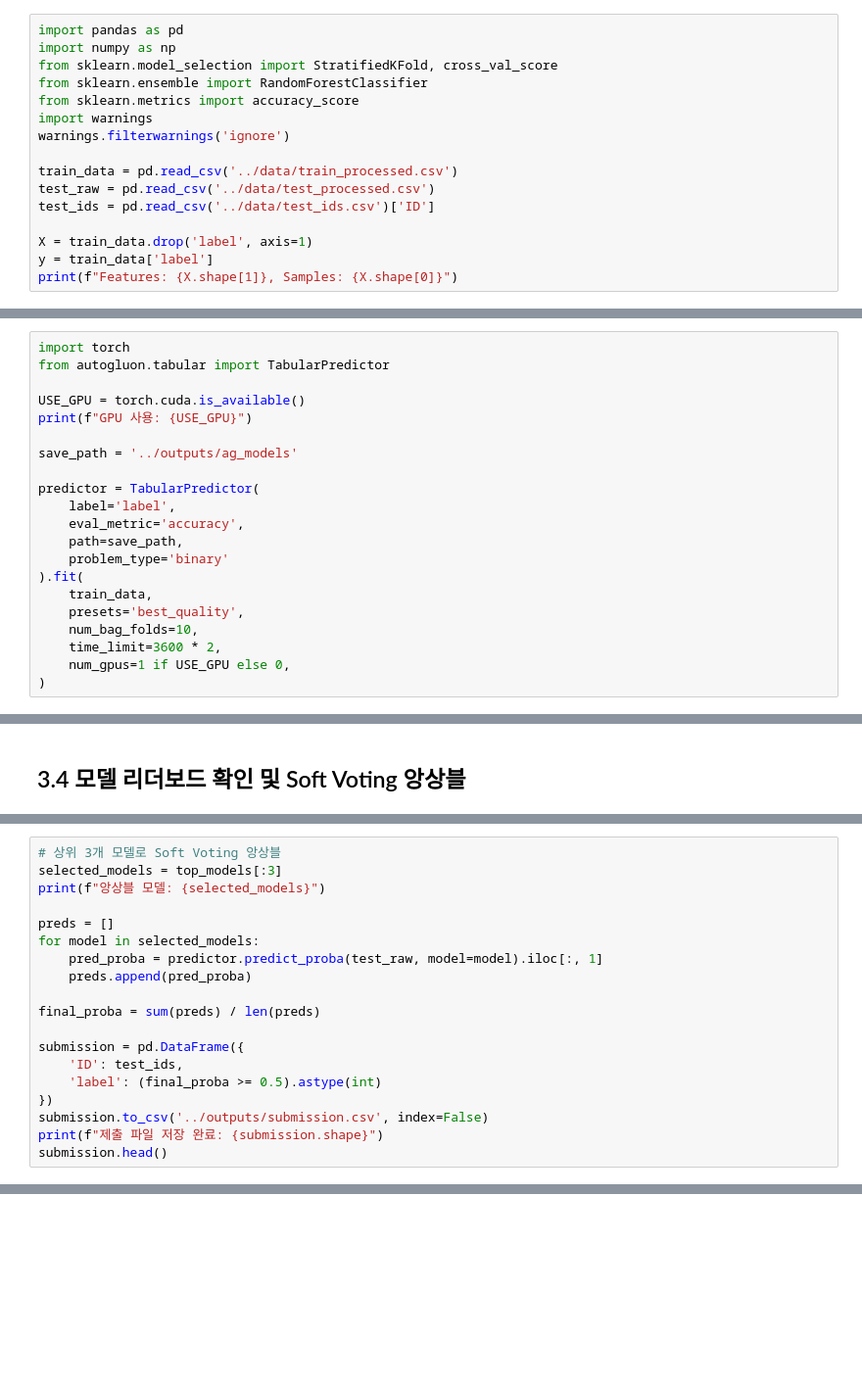
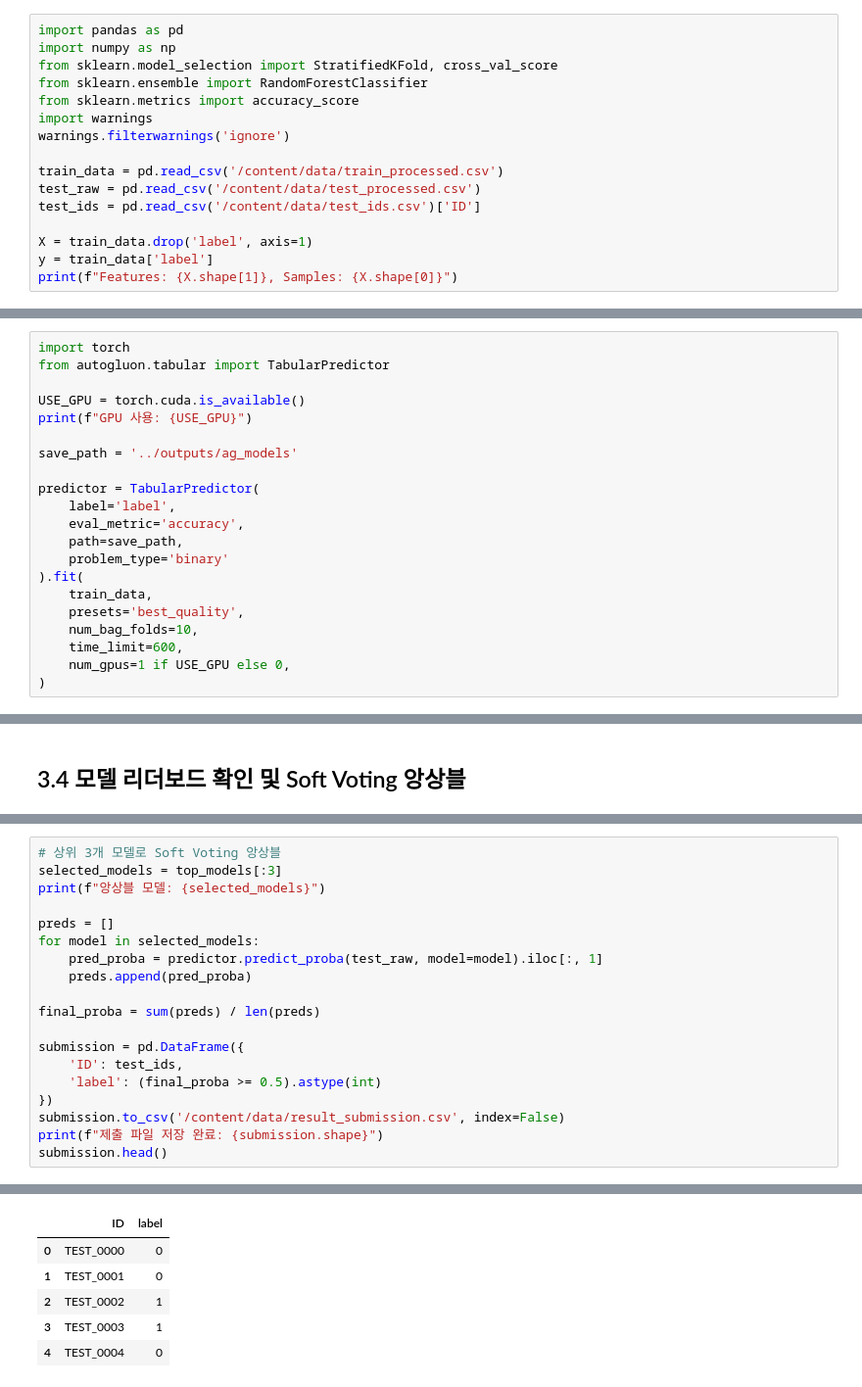
Before and after one commit to aialice-518/smoking-status-prediction, a Jupyter notebook: notebooks/03_Modeling.ipynb, the cells around one changed output, grey strips where cells are left out. Shown at 98% size. Saved outputs shown, nothing was run; the diff lists cells and outputs as text; blank space fills up the shorter version.

```diff
--- a/notebooks/03_Modeling.ipynb
+++ b/notebooks/03_Modeling.ipynb
@@ -15,9 +15,9 @@ from sklearn.metrics import accuracy_score
 import warnings
 warnings.filterwarnings('ignore')
 
-train_data = pd.read_csv('../data/train_processed.csv')
-test_raw = pd.read_csv('../data/test_processed.csv')
-test_ids = pd.read_csv('../data/test_ids.csv')['ID']
+train_data = pd.read_csv('/content/data/train_processed.csv')
+test_raw = pd.read_csv('/content/data/test_processed.csv')
+test_ids = pd.read_csv('/content/data/test_ids.csv')['ID']
 
 X = train_data.drop('label', axis=1)
 y = train_data['label']
@@ -117,6 +253,6 @@ predictor = TabularPredictor(
     train_data,
     presets='best_quality',
     num_bag_folds=10,
-    time_limit=3600 * 2,
+    time_limit=600,
     num_gpus=1 if USE_GPU else 0,
 )
@@ -146,6 +325,7 @@ submission = pd.DataFrame({
     'ID': test_ids,
     'label': (final_proba >= 0.5).astype(int)
 })
-submission.to_csv('../outputs/submission.csv', index=False)
+submission.to_csv('/content/data/result_submission.csv', index=False)
 print(f"제출 파일 저장 완료: {submission.shape}")
 submission.head()
+# %% [output]
@@ -151,0 +334,6 @@ submission.head()
+|  | ID | label |
+| 0 | TEST_0000 | 0 |
+| 1 | TEST_0001 | 0 |
+| 2 | TEST_0002 | 1 |
+| 3 | TEST_0003 | 1 |
+| 4 | TEST_0004 | 0 |
```
Also changed, not shown: parts of 11 cells of this notebook.
